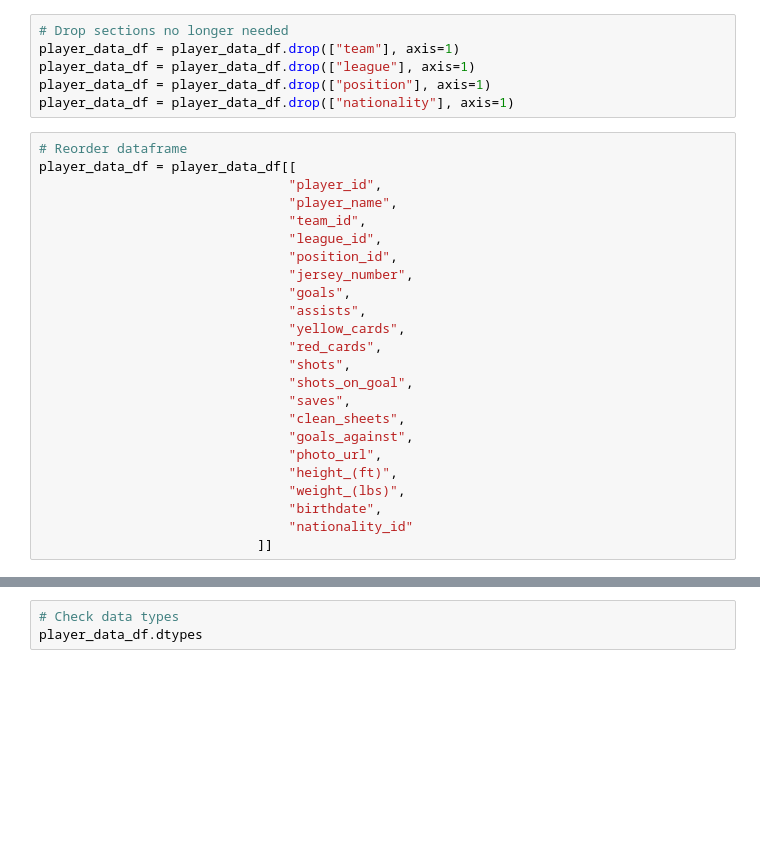
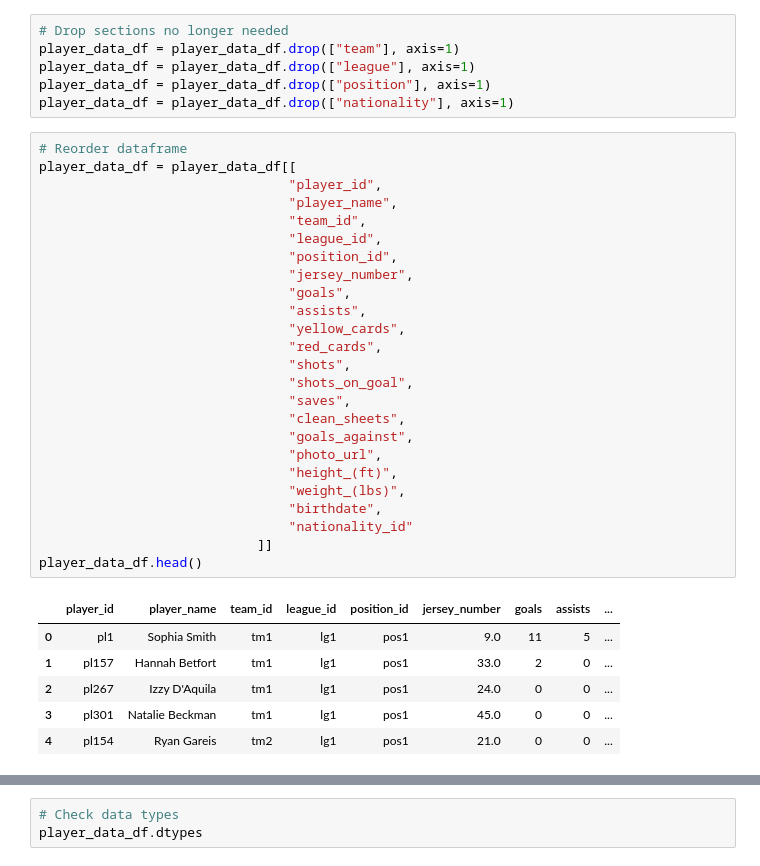
Before and after one commit to cwolf1424/Project_3, a Jupyter notebook: 1-data_cleaning/cleaning.ipynb, the cells around one changed output, grey strips where cells are left out. Saved outputs shown, nothing was run; the diff lists cells and outputs as text; blank space fills up the shorter version.

```diff
--- a/1-data_cleaning/cleaning.ipynb
+++ b/1-data_cleaning/cleaning.ipynb
@@ -379,24 +371,32 @@ player_data_df = player_data_df.drop(["nationality"], axis=1)
 # %%
 # Reorder dataframe
 player_data_df = player_data_df[[
                                 "player_id",
                                 "player_name",
                                 "team_id",
                                 "league_id",
                                 "position_id",
                                 "jersey_number",
                                 "goals",
                                 "assists",
                                 "yellow_cards",
                                 "red_cards",
                                 "shots",
                                 "shots_on_goal",
                                 "saves",
                                 "clean_sheets",
                                 "goals_against",
                                 "photo_url",
                                 "height_(ft)",
                                 "weight_(lbs)",
                                 "birthdate",
                                 "nationality_id"
                             ]]
+player_data_df.head()
+# %% [output]
+|  | player_id | player_name | team_id | league_id | position_id | jersey_number | goals | assists | ... |
+| 0 | pl1 | Sophia Smith | tm1 | lg1 | pos1 | 9.0 | 11 | 5 | ... |
+| 1 | pl157 | Hannah Betfort | tm1 | lg1 | pos1 | 33.0 | 2 | 0 | ... |
+| 2 | pl267 | Izzy D'Aquila | tm1 | lg1 | pos1 | 24.0 | 0 | 0 | ... |
+| 3 | pl301 | Natalie Beckman | tm1 | lg1 | pos1 | 45.0 | 0 | 0 | ... |
+| 4 | pl154 | Ryan Gareis | tm2 | lg1 | pos1 | 21.0 | 0 | 0 | ... |
```
Also changed, not shown: parts of 17 cells of this notebook, 5 other files.
